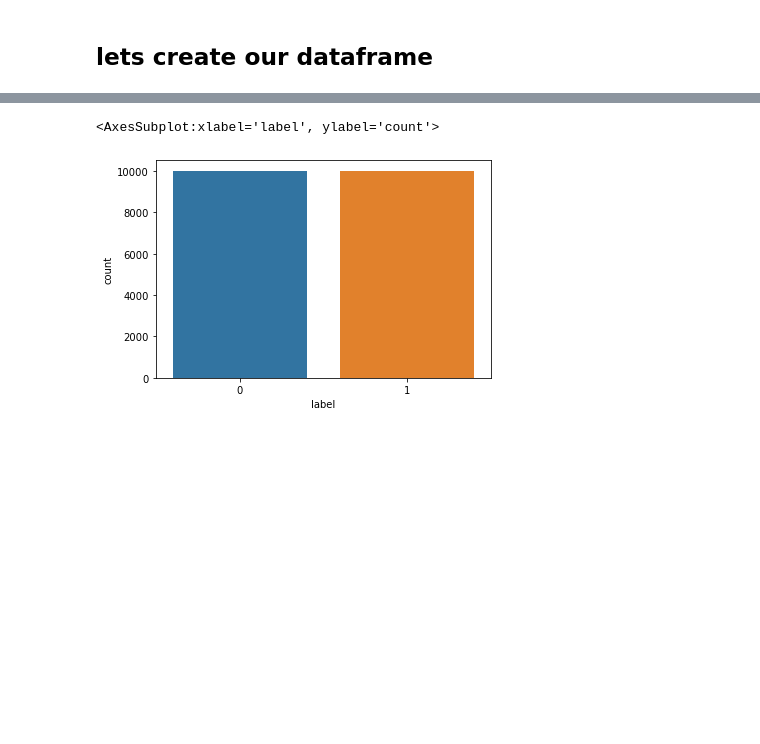
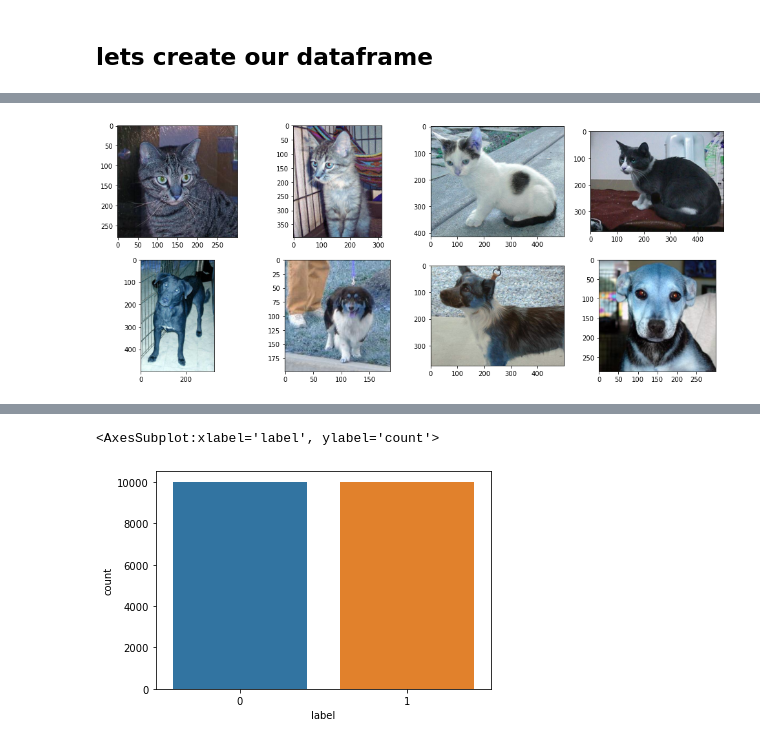
Before and after one commit to TalSomech/Data-Sc-101, a Jupyter notebook: Dogs Vs Cats.ipynb, the cells around one changed output, grey strips where cells are left out. Drawn from its saved outputs; the diff is of its cells as text; code cells hidden in the pictures; blank space fills up the shorter version.

```diff
--- a/Dogs Vs Cats.ipynb
+++ b/Dogs Vs Cats.ipynb
@@ -34,0 +44,13 @@ test_df=test_df.drop("index",axis=1)
+# %%
+
+fig = plt.figure(figsize=(17,7))
+#
+for i in range(1,5):
+    img=cv2.imread(path+'/'+r'cat.{}.jpg'.format(i))
+    ax=fig.add_subplot(2,4,i)
+    plt.imshow(img)
+    img=cv2.imread(path+'/'+r'dog.{}.jpg'.format(i))
+    ax=fig.add_subplot(2,4,i+4)
+    plt.imshow(img)
+# %% [output]
+[figure, added]
```
Also changed, not shown: parts of 29 cells of this notebook, 5 other files.
